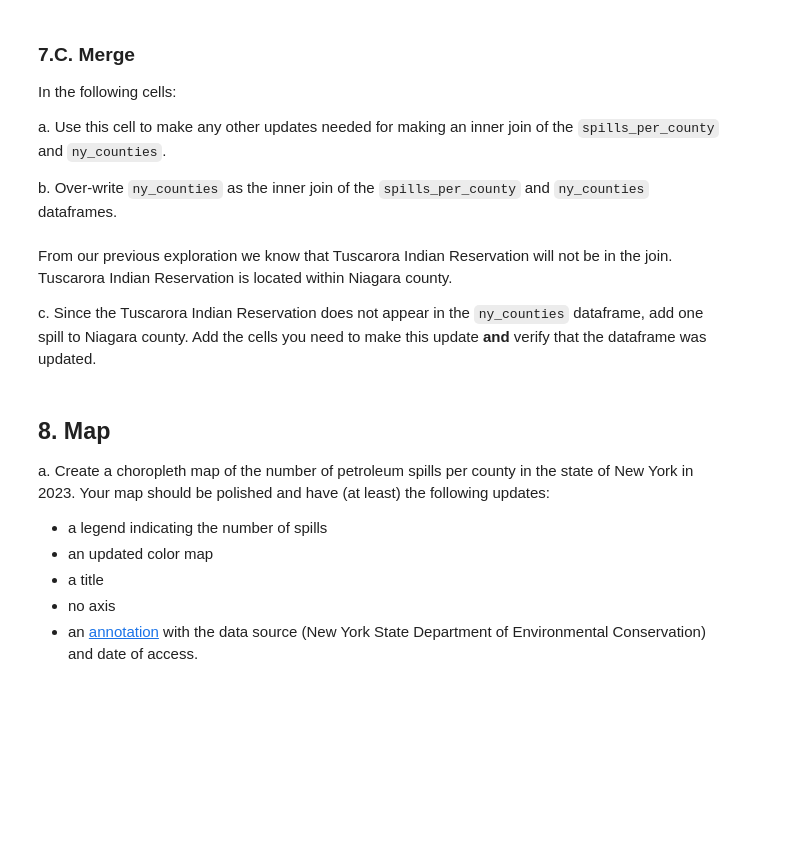
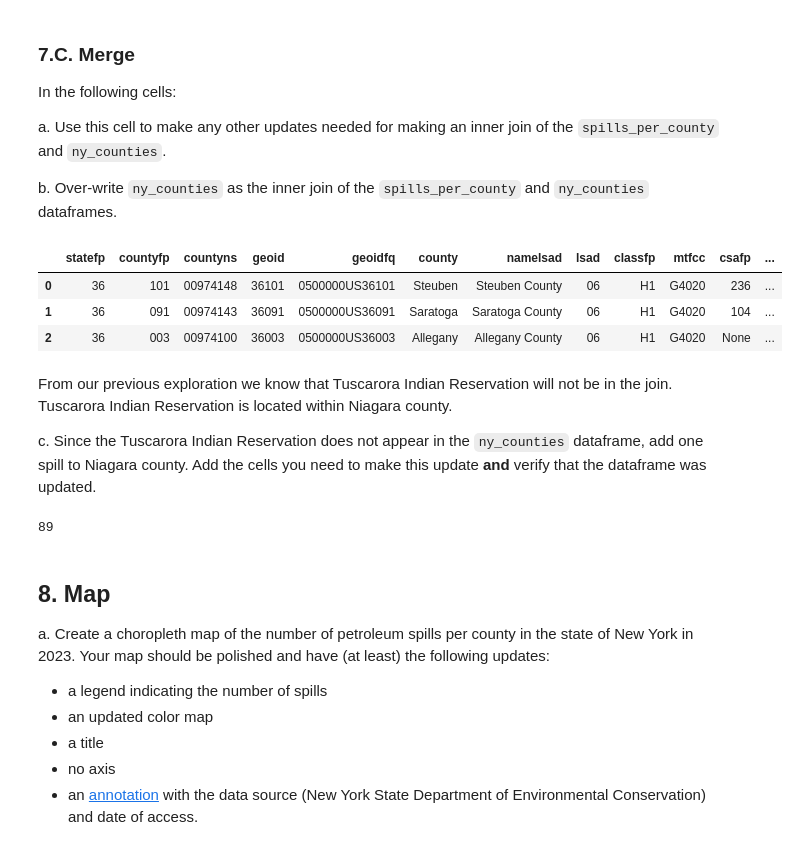
Before and after one commit to tommats00/eds220-hwk3, a Jupyter notebook: hwk3-task2-oil-spills.ipynb, the cells around one changed output. Drawn from its saved outputs; the diff is of its cells as text; code cells hidden in the pictures; blank space fills up the shorter version.

```diff
--- a/hwk3-task2-oil-spills.ipynb
+++ b/hwk3-task2-oil-spills.ipynb
@@ -490,3 +486,19 @@ b. Over-write `ny_counties` as the  inner join of the `spills_per_county` and `n
+# %%
+# a. Rename 'name' column in ny_counties to 'county' to match for inner join
+ny_counties = ny_counties.rename(columns = {'name':'county'})
+# %%
+# b. # Inner join the two dataframes
+ny_counties = pd.merge(ny_counties,
+                     spills_per_county,
+                     how = 'inner',
+                     on = 'county')
+# %%
+ny_counties.head(3)
+# %% [output]
+|  | statefp | countyfp | countyns | geoid | geoidfq | county | namelsad | lsad | classfp | mtfcc | csafp | ... |
+| 0 | 36 | 101 | 00974148 | 36101 | 0500000US36101 | Steuben | Steuben County | 06 | H1 | G4020 | 236 | ... |
+| 1 | 36 | 091 | 00974143 | 36091 | 0500000US36091 | Saratoga | Saratoga County | 06 | H1 | G4020 | 104 | ... |
+| 2 | 36 | 003 | 00974100 | 36003 | 0500000US36003 | Allegany | Allegany County | 06 | H1 | G4020 | None | ... |
 # %% [markdown]
 
 From our previous exploration we know that Tuscarora Indian Reservation will not be in the join. Tuscarora Indian Reservation is located within Niagara county.
@@ -497,3 +507,14 @@ c. Since the Tuscarora Indian Reservation does not appear in the `ny_counties` d
+# %%
+# c. Use loc[] to find which row Niagara is
+ny_counties.loc[ny_counties['county'] == 'Niagara']
+
+# Use at[] to update value from 88 to 89
+ny_counties.at[45, 'n_spills'] = 89
+
+# Verify the dataframe was updated
+ny_counties.at[45, 'n_spills']
+# %% [output]
+89
 # %% [markdown]
 <!-- BEGIN QUESTION -->
 
```
Also changed, not shown: parts of 5 cells of this notebook.
